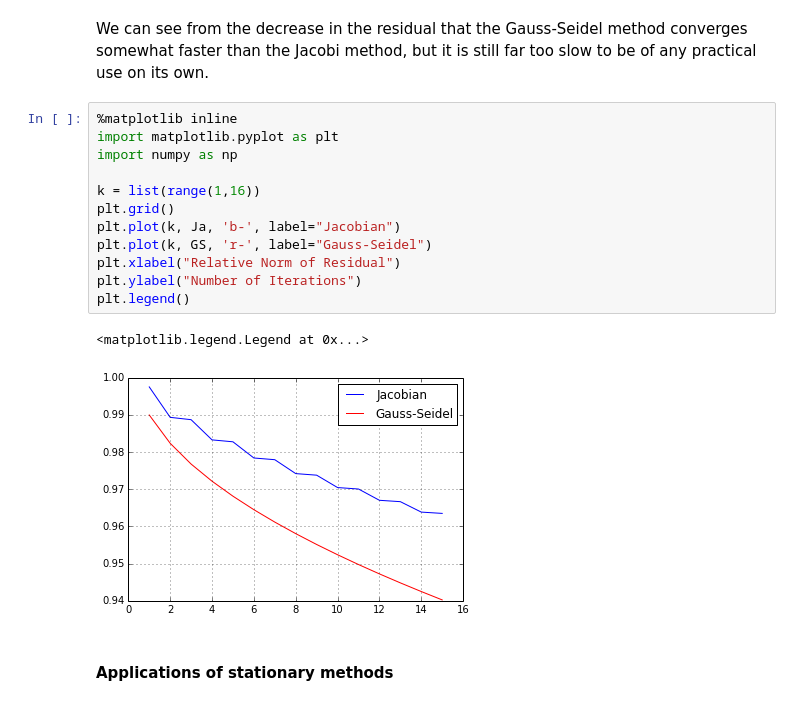
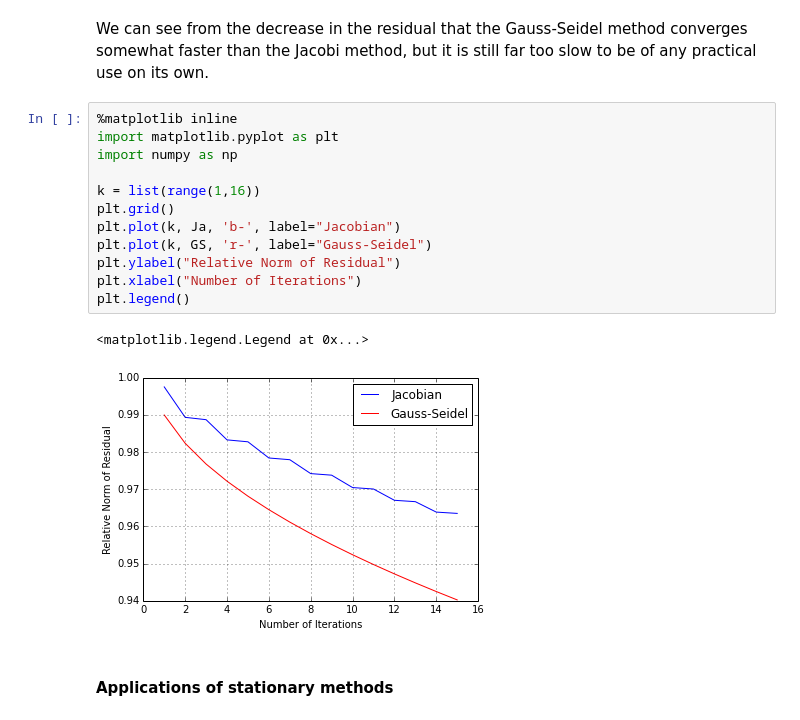
Before and after one commit to garth-wells/notebooks-3M1, a Jupyter notebook: notebooks/IterativeMethods.ipynb, the cells around one changed output. Cells and saved outputs as stored; diff of their text form.

```diff
--- a/notebooks/IterativeMethods.ipynb
+++ b/notebooks/IterativeMethods.ipynb
@@ -291,18 +291,18 @@ We can see from the decrease in the residual that the Gauss-Seidel method conver
 # %%
 %matplotlib inline
 import matplotlib.pyplot as plt
 import numpy as np
 
 k = list(range(1,16))
 plt.grid()
 plt.plot(k, Ja, 'b-', label="Jacobian")
 plt.plot(k, GS, 'r-', label="Gauss-Seidel")
-plt.xlabel("Relative Norm of Residual")
-plt.ylabel("Number of Iterations")
+plt.ylabel("Relative Norm of Residual")
+plt.xlabel("Number of Iterations")
 plt.legend()
 # %% [output]
 <matplotlib.legend.Legend at 0x...>
-[figure, old version]
+[figure, new version]
 # %% [markdown]
 #### Applications of stationary methods
 # %% [markdown]
```
Also changed, not shown: parts of 1 cell of this notebook.
